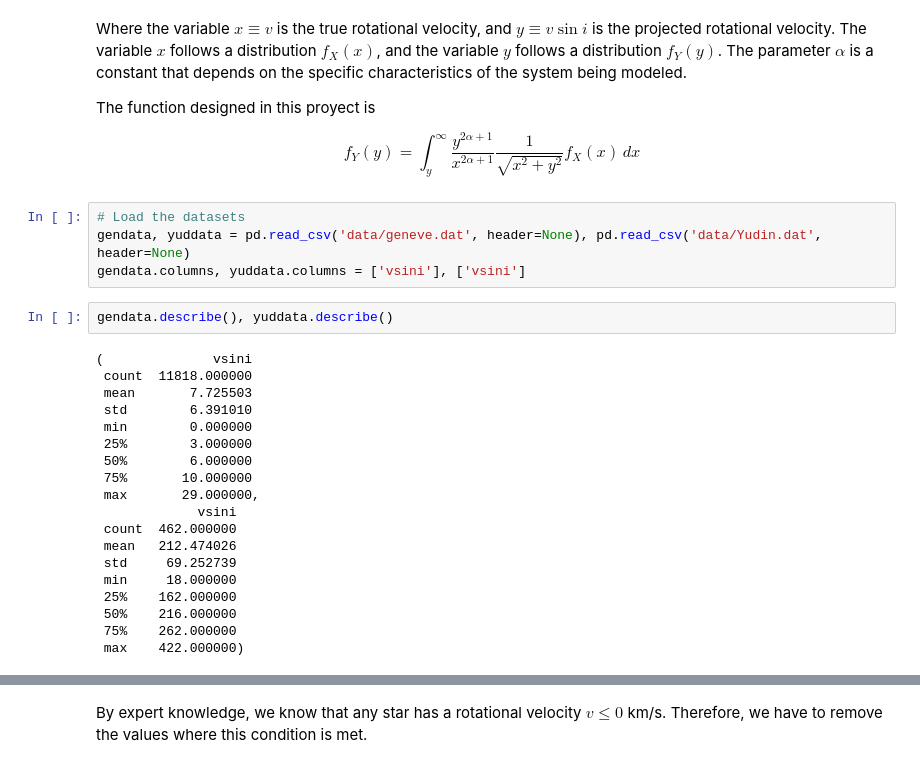
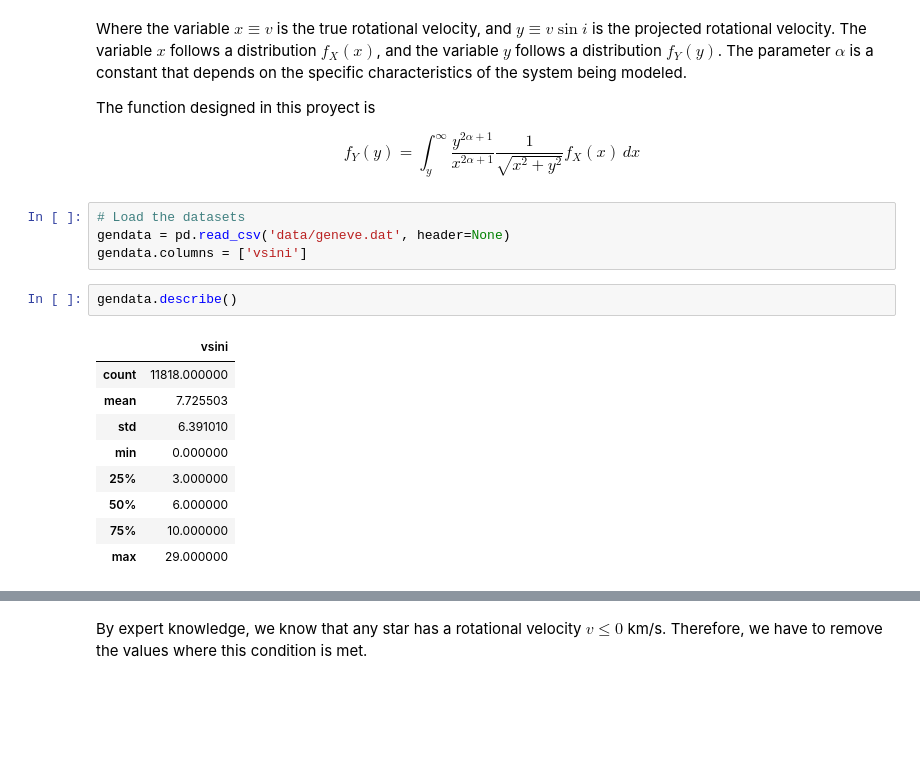
Before and after one commit to jurados/TrueStarVrotVelocity, a Jupyter notebook: solution.ipynb, the cells around one changed output, grey strips where cells are left out. Drawn from its saved outputs; the diff is of its cells as text; blank space fills up the shorter version.

```diff
--- a/solution.ipynb
+++ b/solution.ipynb
@@ -16,27 +16,18 @@ The function designed in this proyect is
 $$f_Y(y) = \int_y^\infty \frac{y^{2\alpha+1}}{x^{2\alpha+1}} \frac{1}{\sqrt{x^2 + y^2}} f_X(x) \, dx$$
 # %%
 # Load the datasets
-gendata, yuddata = pd.read_csv('data/geneve.dat', header=None), pd.read_csv('data/Yudin.dat', header=None)
-gendata.columns, yuddata.columns = ['vsini'], ['vsini']
+gendata = pd.read_csv('data/geneve.dat', header=None)
+gendata.columns = ['vsini']
 # %%
-gendata.describe(), yuddata.describe()
+gendata.describe()
 # %% [output]
-(              vsini
- count  11818.000000
- mean       7.725503
- std        6.391010
- min        0.000000
- 25%        3.000000
- 50%        6.000000
- 75%       10.000000
- max       29.000000,
-             vsini
- count  462.000000
- mean   212.474026
- std     69.252739
- min     18.000000
- 25%    162.000000
- 50%    216.000000
- 75%    262.000000
- max    422.000000)
+|  | vsini |
+| count | 11818.000000 |
+| mean | 7.725503 |
+| std | 6.391010 |
+| min | 0.000000 |
+| 25% | 3.000000 |
+| 50% | 6.000000 |
+| 75% | 10.000000 |
+| max | 29.000000 |
 # %%
```
Also changed, not shown: parts of 9 cells of this notebook, 2 other files.
